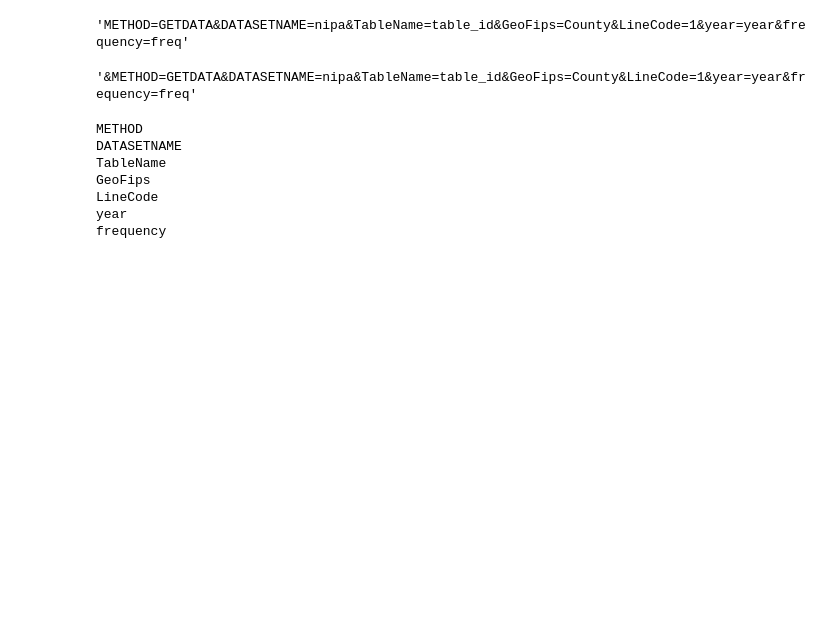
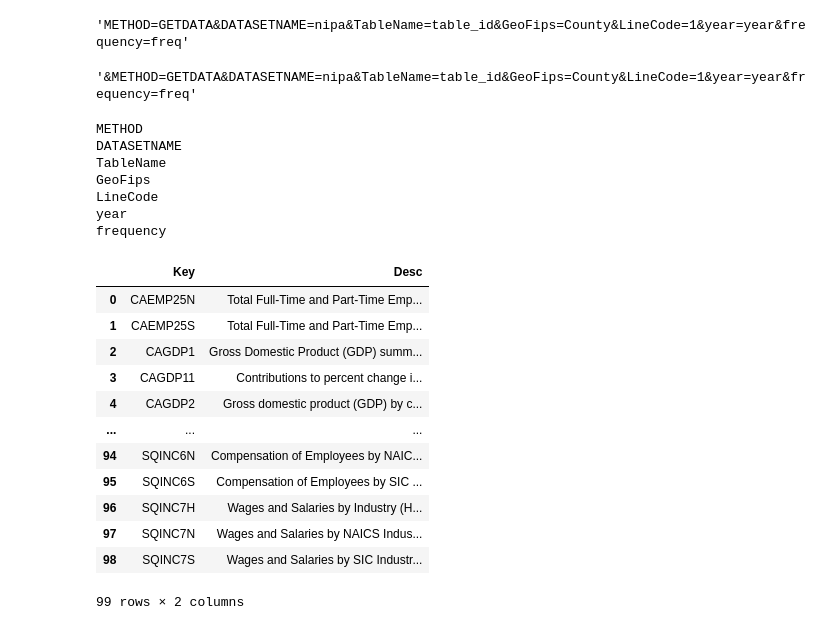
Before and after one commit to noahtech90/BEA---API, a Jupyter notebook: explore.ipynb, the cells around one changed output. Drawn from its saved outputs; the diff is of its cells as text; code cells hidden in the pictures; blank space fills up the shorter version.

```diff
--- a/explore.ipynb
+++ b/explore.ipynb
@@ -129,3 +149,19 @@ GeoFips
 LineCode
 year
 frequency
+# %%
+to_df(bea.regional.show_tables())
+# %% [output]
+|  | Key | Desc |
+| 0 | CAEMP25N | Total Full-Time and Part-Time Emp... |
+| 1 | CAEMP25S | Total Full-Time and Part-Time Emp... |
+| 2 | CAGDP1 | Gross Domestic Product (GDP) summ... |
+| 3 | CAGDP11 | Contributions to percent change i... |
+| 4 | CAGDP2 | Gross domestic product (GDP) by c... |
+| ... | ... | ... |
+| 94 | SQINC6N | Compensation of Employees by NAIC... |
+| 95 | SQINC6S | Compensation of Employees by SIC ... |
+| 96 | SQINC7H | Wages and Salaries by Industry (H... |
+| 97 | SQINC7N | Wages and Salaries by NAICS Indus... |
+| 98 | SQINC7S | Wages and Salaries by SIC Industr... |
+99 rows × 2 columns
```
Also changed, not shown: parts of 2 cells of this notebook, 1 other file.
